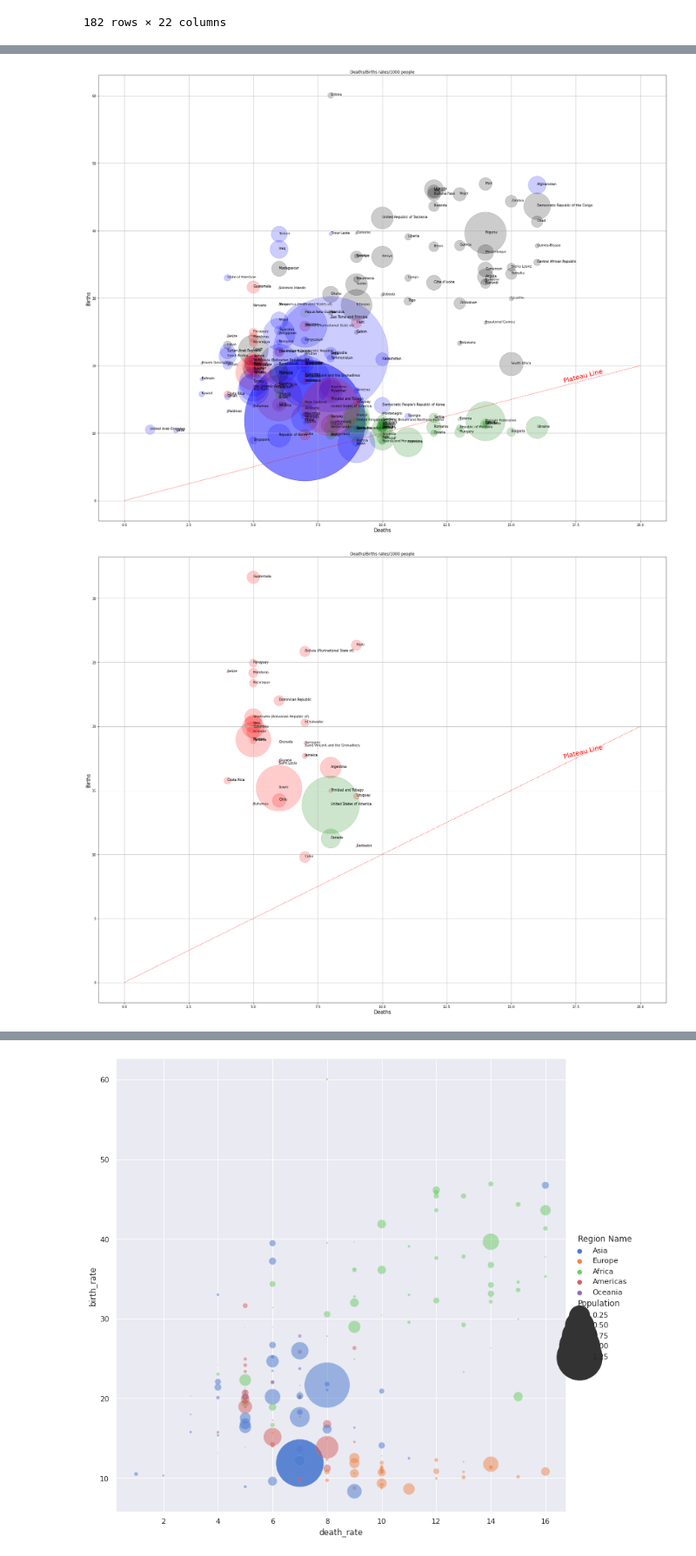
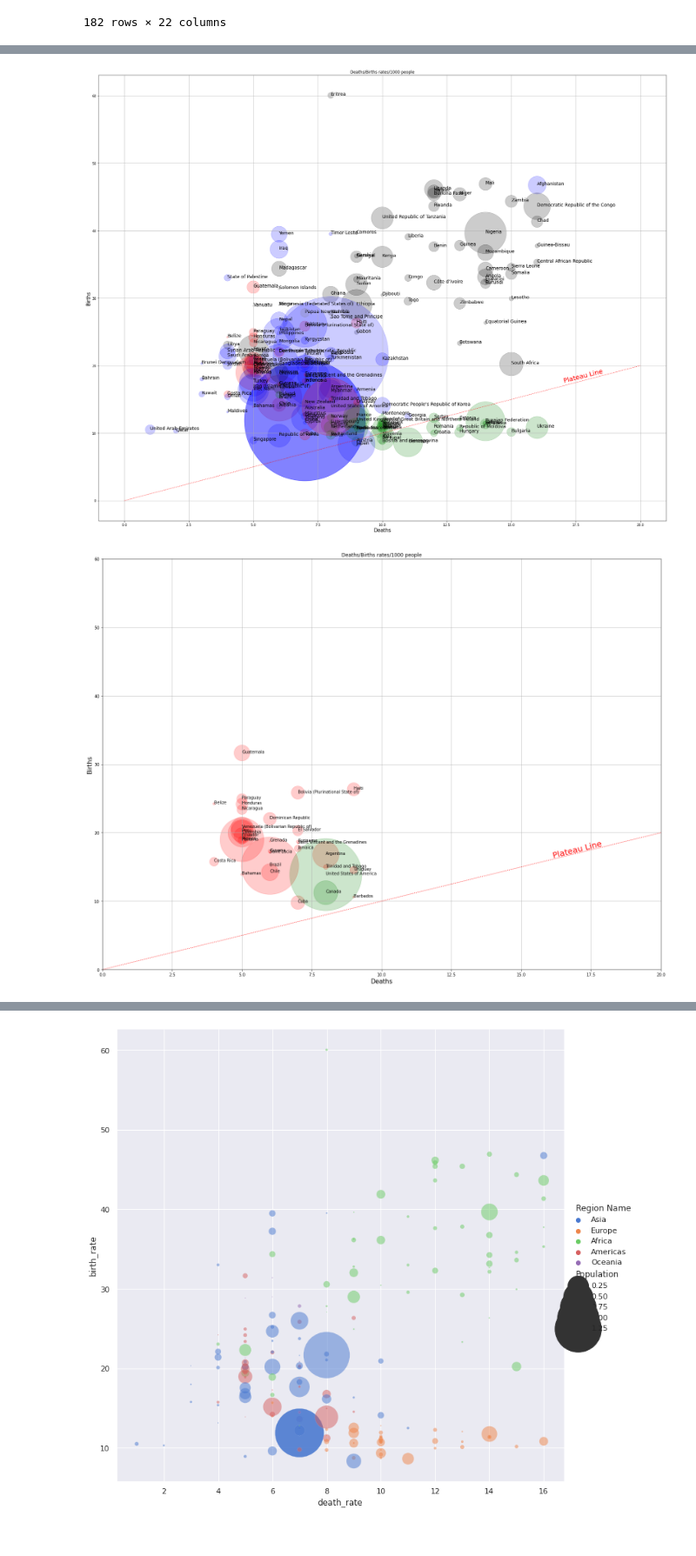
Before and after one commit to castorgit/UN-data-course, a Jupyter notebook: 05 UN Syncro practice.ipynb, the cells around one changed output, grey strips where cells are left out. Shown at 87% size. Cells and saved outputs as stored; diff of their text form; code cells hidden in the pictures.

Commit message:
New visualization

```diff
--- a/05 UN Syncro practice.ipynb
+++ b/05 UN Syncro practice.ipynb
@@ -242,14 +258,15 @@ n = merged_df['Country or Area'].to_list()
 ax.grid(True)
 
 for i, txt in enumerate(n):
-    ax.annotate(txt, (z[i], y[i]))
+    ax.annotate(txt, (z[i], y[i]),size=14)
 fig.tight_layout()
 
 plt.show()
 # %% [output]
-[figure, old version]
+[figure, new version]
 # %%
 # Subregions
+plt.rcParams["figure.figsize"] = (20,15)
 merged_df = pd.read_csv('pollastre.csv', header=0)
 #1 population scaterplot with Matplotlib
 merged_df=merged_df[merged_df['Region Name']=='Americas']
@@ -270,35 +287,45 @@ colors1 = {'Southern Asia':'red', 'Western Asia': 'green', 'Central Asia': 'blue
           'Latin America and the Caribbean': 'red', 'Northern America':'green',
           'Micronesia': 'red', 'Polynesia':'green', 'Australia and New Zealand': 'blue','Melanesia':'yellow'}
 
 
 #colors = {'Americas':'red', 'Europe':'green', 'Asia':'blue', 'Oceanias':'yellow', 'Africa': 'black',
 #           'Oceania': 'grey'}
 
-plt.rcParams["figure.figsize"] = (25,20)
 fig, ax = plt.subplots()
 ax.scatter(merged_df['death_rate'], merged_df['birth_rate'], s=v_size,
            c = [colors1[r] for r in merged_df['Sub-region Name']], alpha=0.2)
 
 # plot plateau line
 ax.plot(np.linspace(0, 20, 10), np.linspace(0, 20, 10 ), c= "red", marker=' ', linestyle=':')
-text  = ax.annotate('Plateau Line', xy=(17,17.5), xycoords='data', size=20, color='red')
-slope_degrees = np.degrees(np.arctan(2/8)) # carefull only works for this figure size
-text.set_rotation(slope_degrees)
+
+p1 = ax.transData.transform_point((0,0))
+p2 = ax.transData.transform_point((15,15))
+dy = (p2[1] - p1[1])
+dx = (p2[0] - p1[0])
+slope_degrees = np.degrees(np.arctan2(dy, dx))
+slope_degrees = np.degrees(np.arctan2(2,8))
+
+ax.annotate('Plateau Line', ha='center', va='center', xycoords='data',xy=(17,17.5),
+            size=20, color='red', rotation=slope_degrees)
+
+#ax.annotate(label, xy=xylabel, ha='center', va='center', rotation=rotn)
+ax.set_xlim([0,20])
+ax.set_ylim([0,60])
 
 ax.set_xlabel(r'Deaths', fontsize=15)
 ax.set_ylabel(r'Births', fontsize=15)
 ax.set_title('Deaths/Births rates/1000 people')
 
 y = merged_df['birth_rate'].to_list()
 z = merged_df['death_rate'].to_list()
 n = merged_df['Country or Area'].to_list()
 
 ax.grid(True)
 
 for i, txt in enumerate(n):
     ax.annotate(txt, (z[i], y[i]))
 fig.tight_layout()
 
 plt.show()
 # %% [output]
-[figure, old version]
+[figure, new version]
```
Also changed, not shown: parts of 18 cells of this notebook.
